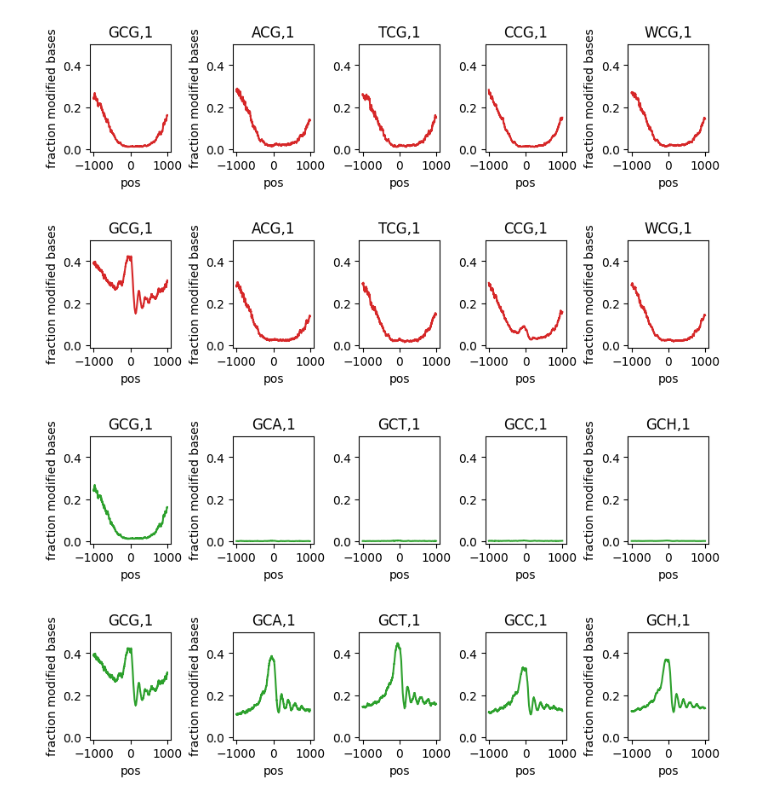
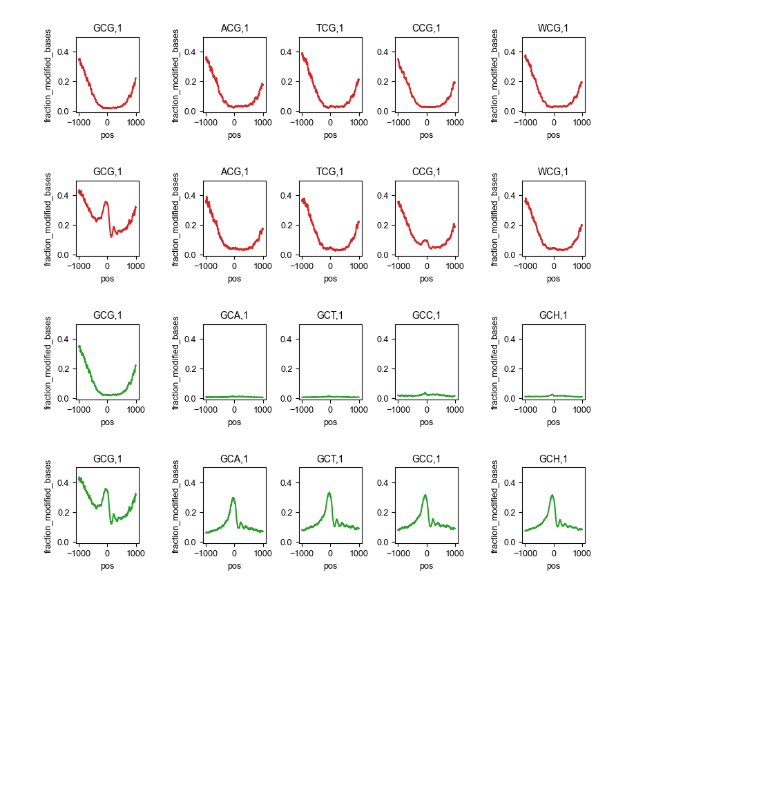
Before and after one commit to streetslab/multimodal-dimelo, a Jupyter notebook: motif_analysis.ipynb, the cells around one changed output. Saved outputs shown, nothing was run; the diff lists cells and outputs as text; code cells hidden in the pictures; blank space fills up the shorter version.

Commit message:
merged updates; using mpstyle

```diff
--- a/motif_analysis.ipynb
+++ b/motif_analysis.ipynb
@@ -4,14 +4,16 @@ import matplotlib.pyplot as plt
 
 import config, plotting
 from dimelo import parse_bam, plot_enrichment_profile
+# %%
+plt.style.use("plots.mpstyle")
 # %%
 reference_file = config.raw_data_dir / "chm13v2.0.fa"
 top_tss_bed_file = config.processed_data_dir / "tss.gm12878_ranked.t2t_chm13v2.quartiles" / "q4.bed"
-bam_dir = config.processed_data_dir / "20240628_access_controls"
-barcodes = [1, 2]
+bam_dir = config.processed_data_dir
+barcodes = [20, 22]
 
 window_size = 1000
-mod_prob_thresh = 0.95
+mod_prob_thresh = 0.75
 smoothing = 25
 n_cores = 10
 
@@ -41,34 +43,47 @@ for barcode, condition_label in zip(barcodes, condition_labels):
             override_checks=True
         )
 # %%
-for motif_list, motif_label, color in zip(motif_lists, motif_labels, motif_colors):
-    for condition_label in condition_labels:
-        fig, axes = plt.subplots(1, 5, layout="constrained", figsize=(8, 2))
+fig = plt.figure(layout="constrained", figsize=(8, 8))
+n_rows = len(motif_labels) + len(condition_labels)
+n_cols = len(cg_motifs)
+n_inner_cols = n_cols - 2
+width_padding = 0.3
+height_padding = 0.2
+outer_spec = fig.add_gridspec(n_rows, n_cols + 2, width_ratios=[1, width_padding] + [1]*n_inner_cols + [width_padding, 1], hspace=height_padding)
 
-        for idx, (ax, motif) in enumerate(zip(axes, motif_list)):
+row_idx = 0
+for motif_idx, (motif_list, motif_label, color) in enumerate(zip(motif_lists, motif_labels, motif_colors)):
+    for condition_idx, condition_label in enumerate(condition_labels):
+        for col_idx, motif in enumerate(motif_list):
             output_id = f"{condition_label}.{motif_label}"
+            if col_idx == 0:
+                spec_col_idx = col_idx
+            elif col_idx == n_cols - 1:
+                spec_col_idx = col_idx + 2
+            else:
+                spec_col_idx = col_idx + 1
+            ax = fig.add_subplot(outer_spec[row_idx, spec_col_idx])
             plot_enrichment_profile.plot_enrichment_profile(
                 mod_file_names=[config.processed_data_dir / f"pileup.{output_id}" / "pileup.sorted.bed.gz"],
                 regions_list=[top_tss_bed_file],
                 motifs=[motif],
                 sample_names=[motif],
                 window_size=window_size,
                 regions_5to3prime=True,
                 smooth_window=smoothing,
                 ax=ax,
                 palette={motif: color}
             )
             ax.set_title(motif)
             ax.set_ylim(y_lim)
             ax.legend().remove()
-            if idx in (2, 3):
+            ax.set_ylabel("fraction_modified_bases")
+            if col_idx in (2, 3):
                 ax.set_ylabel("")
+        row_idx +=1
 
-        plt.savefig(config.figure_dir / f"motifs.{condition_label}.{motif_label}.plot_enrichment_profile.svg")
-        plt.show()
-        plt.close()
+plt.savefig(config.figure_dir / f"motif_disambiguation_supplement.svg")
+plt.show()
+plt.close()
 # %% [output]
-[figure, old version]
+[figure, new version]
-[figure, removed]
-[figure, removed]
-[figure, removed]
```
